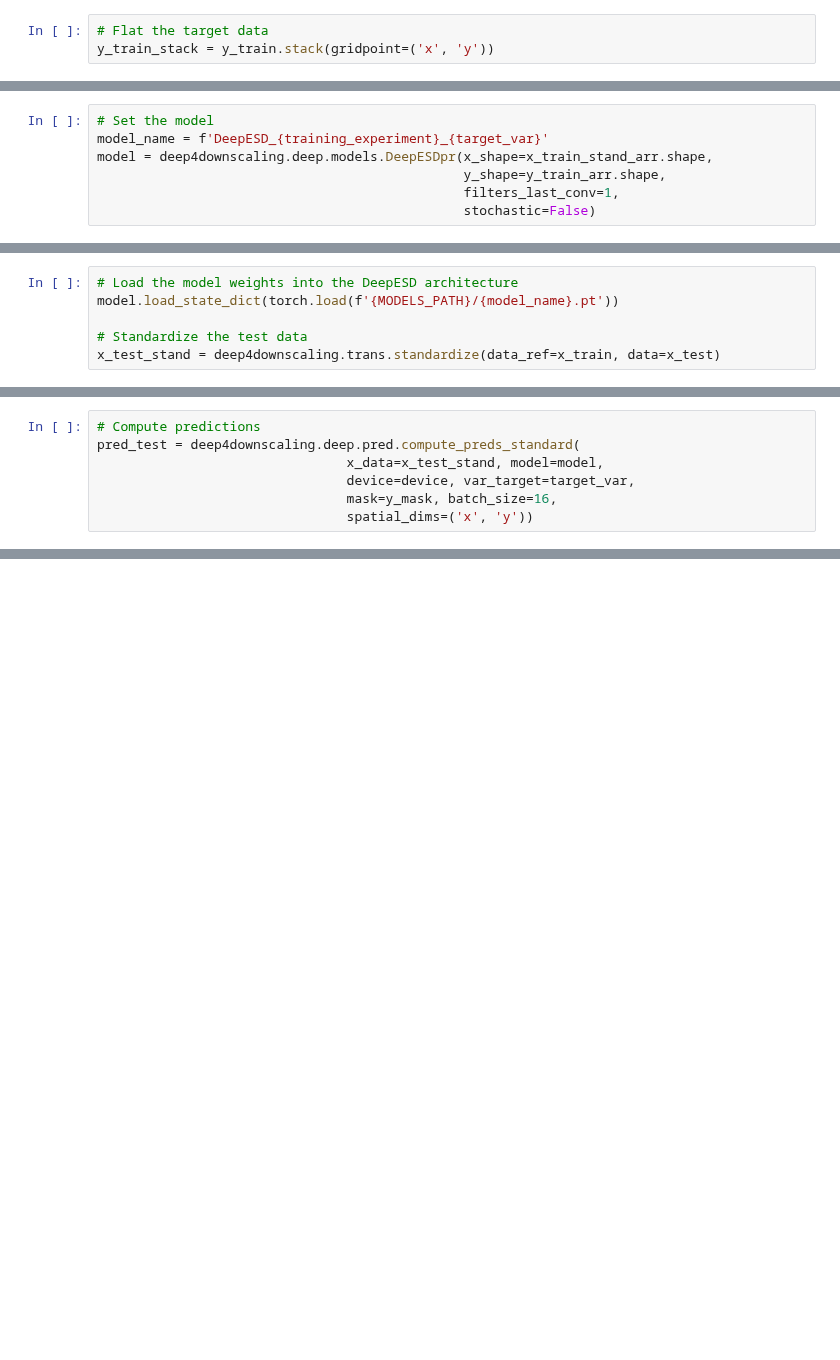
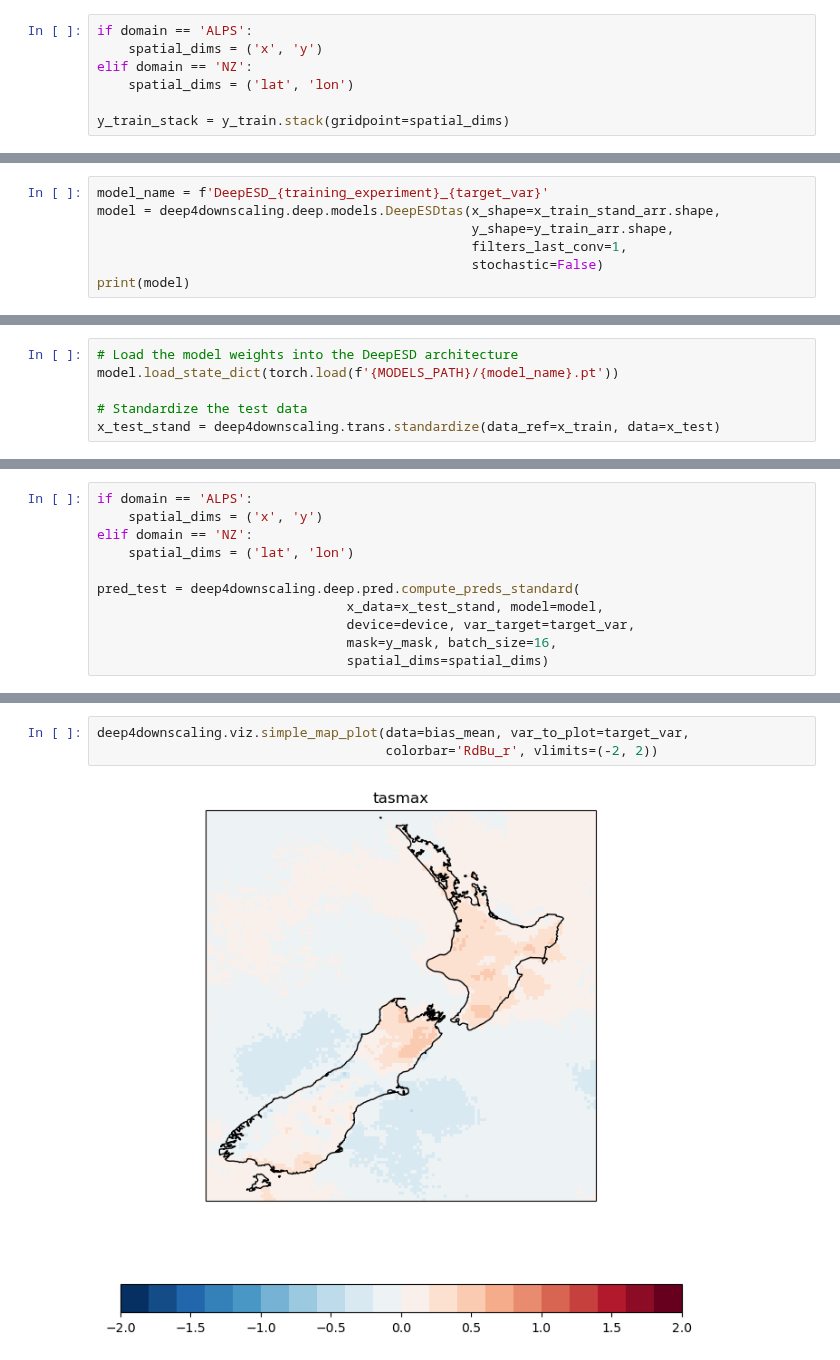
Before and after one commit to SantanderMetGroup/deep4downscaling, a Jupyter notebook: notebooks/cordexbench_downscaling_deepesd.ipynb, the cells around one changed output, grey strips where cells are left out. Saved outputs shown, nothing was run; the diff lists cells and outputs as text; blank space fills up the shorter version.

```diff
--- a/notebooks/cordexbench_downscaling_deepesd.ipynb
+++ b/notebooks/cordexbench_downscaling_deepesd.ipynb
@@ -156,3 +227,7 @@ x_train_stand = deep4downscaling.trans.standardize(data_ref=x_train, data=x_trai
 # %%
-# Flat the target data
-y_train_stack = y_train.stack(gridpoint=('x', 'y'))
+if domain == 'ALPS':
+    spatial_dims = ('x', 'y')
+elif domain == 'NZ':
+    spatial_dims = ('lat', 'lon')
+
+y_train_stack = y_train.stack(gridpoint=spatial_dims)
@@ -182,7 +263,7 @@ valid_dataloader = DataLoader(valid_dataset, batch_size=batch_size,
 # %%
-# Set the model
 model_name = f'DeepESD_{training_experiment}_{target_var}'
-model = deep4downscaling.deep.models.DeepESDpr(x_shape=x_train_stand_arr.shape,
-                                               y_shape=y_train_arr.shape,
-                                               filters_last_conv=1,
-                                               stochastic=False)
+model = deep4downscaling.deep.models.DeepESDtas(x_shape=x_train_stand_arr.shape,
+                                                y_shape=y_train_arr.shape,
+                                                filters_last_conv=1,
+                                                stochastic=False)
+print(model)
@@ -217,7 +312,11 @@ y_mask = xr.ones_like(y_train.isel(time=0))
 # %%
-# Compute predictions
+if domain == 'ALPS':
+    spatial_dims = ('x', 'y')
+elif domain == 'NZ':
+    spatial_dims = ('lat', 'lon')
+
 pred_test = deep4downscaling.deep.pred.compute_preds_standard(
                                 x_data=x_test_stand, model=model,
                                 device=device, var_target=target_var,
                                 mask=y_mask, batch_size=16,
-                                spatial_dims=('x', 'y'))
+                                spatial_dims=spatial_dims)
@@ -236,3 +331,8 @@ bias_p02 = deep4downscaling.metrics.bias_quantile(target=y_test, pred=pred_test,
 
 bias_p98 = deep4downscaling.metrics.bias_quantile(target=y_test, pred=pred_test,
                                                   quantile=0.98, var_target=target_var)
+# %%
+deep4downscaling.viz.simple_map_plot(data=bias_mean, var_to_plot=target_var,
+                                     colorbar='RdBu_r', vlimits=(-2, 2))
+# %% [output]
+[figure, added]
```
Also changed, not shown: parts of 60 cells of this notebook, 1 other file.
